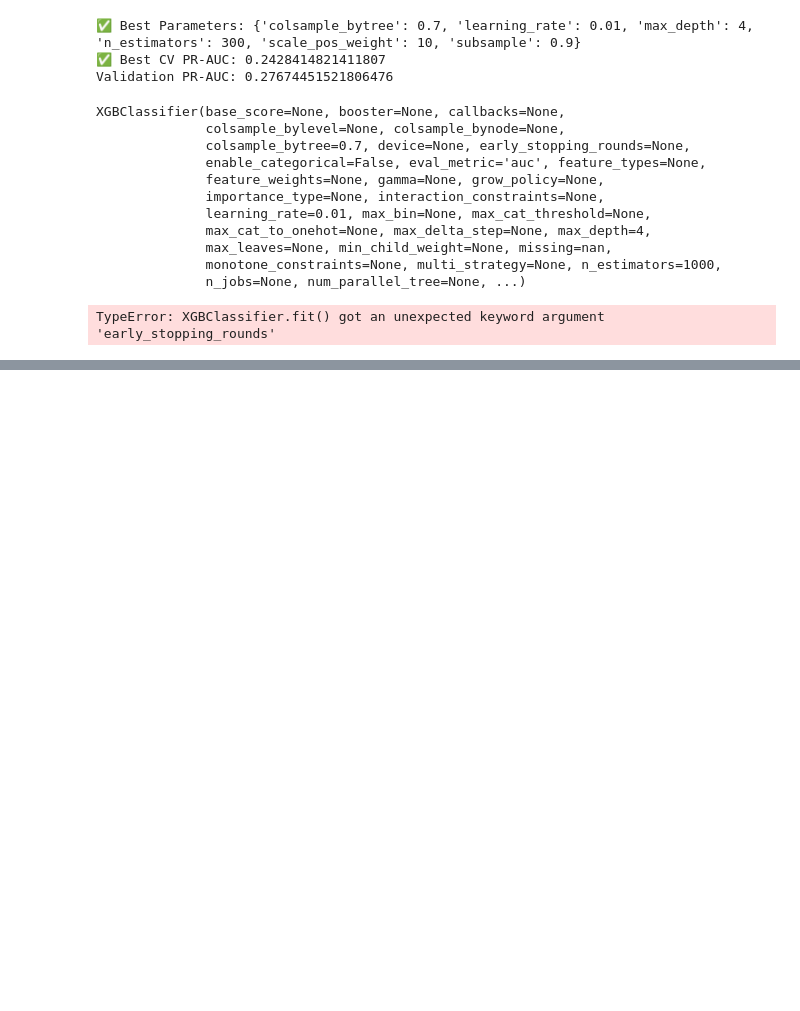
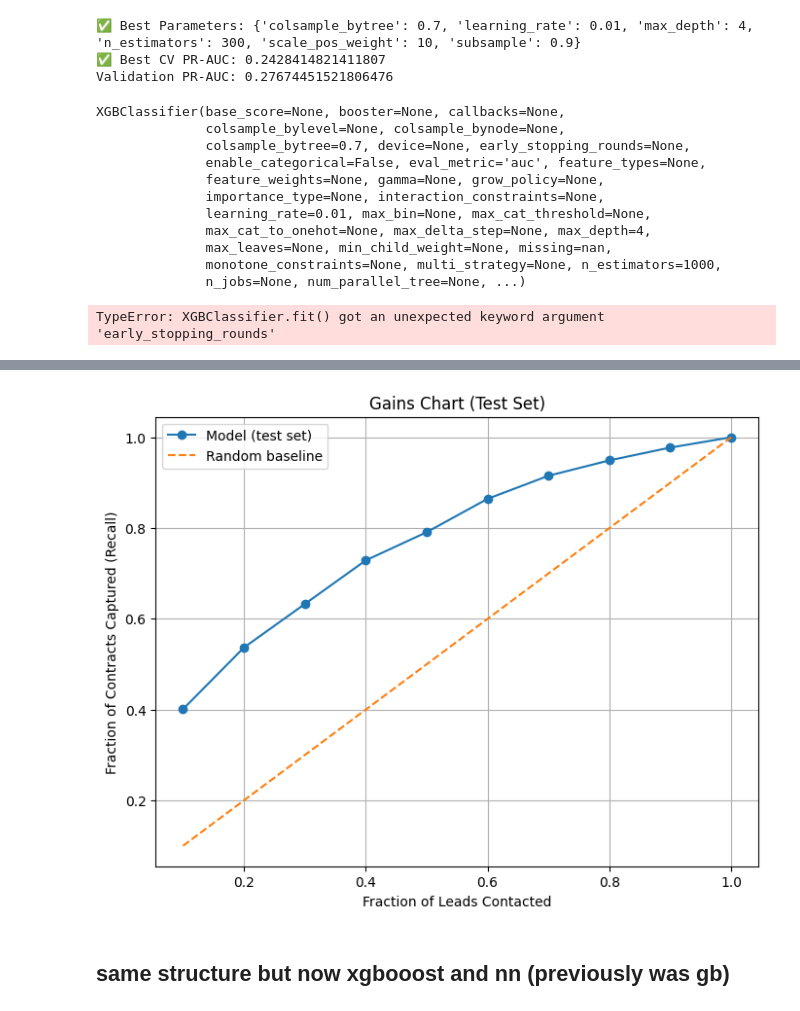
Before and after one commit to Elifchio/client, a Jupyter notebook: performance test only news_sc onward .ipynb, the cells around one changed output, grey strips where cells are left out. Drawn from its saved outputs; the diff is of its cells as text; code cells hidden in the pictures; blank space fills up the shorter version.

```diff
--- a/performance test only news_sc onward .ipynb
+++ b/performance test only news_sc onward .ipynb
@@ -1440,0 +2085,33 @@ TypeError: XGBClassifier.fit() got an unexpected keyword argument 'early_stoppin
+# %%
+def decile_summary(y_true, y_score, n_bins=10):
+    results = pd.DataFrame({'y_true': y_true, 'y_score': y_score})
+    results = results.sort_values('y_score', ascending=False).reset_index(drop=True)
+
+    # Rank → deciles (1=top, n_bins=bottom)
+    rank_desc = results['y_score'].rank(method='first', ascending=False)
+    results['decile'] = pd.qcut(rank_desc, n_bins, labels=range(1, n_bins+1)).astype(int)
+
+    # Aggregate
+    summary = (results.groupby('decile', as_index=False)
+               .agg(total_leads=('y_true', 'size'),
+                    contracts=('y_true', 'sum')))
+
+    # Cumulative
+    summary = summary.sort_values('decile')
+    summary['cum_leads'] = summary['total_leads'].cumsum()
+    summary['cum_contracts'] = summary['contracts'].cumsum()
+
+    total_contracts = results['y_true'].sum()
+    total_leads = len(results)
+    base_rate = total_contracts / total_leads
+
+    summary['precision'] = summary['contracts'] / summary['total_leads']
+    summary['recall'] = summary['cum_contracts'] / total_contracts
+    summary['lift'] = summary['precision'] / base_rate
+    summary['cum_frac_leads'] = summary['cum_leads'] / total_leads
+
+    return summary
+
+# Run it
+decile_summary_test = decile_summary(y_true_test, p_final_test)
+print(decile_summary_test)
@@ -1440,0 +2136,16 @@ TypeError: XGBClassifier.fit() got an unexpected keyword argument 'early_stoppin
+# %%
+plt.figure(figsize=(8,6))
+plt.plot(decile_summary_test['cum_frac_leads'], decile_summary_test['recall'],
+         marker='o', label='Model (test set)')
+plt.plot(decile_summary_test['cum_frac_leads'], decile_summary_test['cum_frac_leads'],
+         linestyle='--', label='Random baseline')
+plt.xlabel("Fraction of Leads Contacted")
+plt.ylabel("Fraction of Contracts Captured (Recall)")
+plt.title("Gains Chart (Test Set)")
+plt.legend()
+plt.grid(True)
+plt.show()
+# %% [output]
+[figure, added]
+# %% [markdown]
+## same structure but now xgbooost and nn (previously was gb)
```
Also changed, not shown: parts of 43 cells of this notebook.
